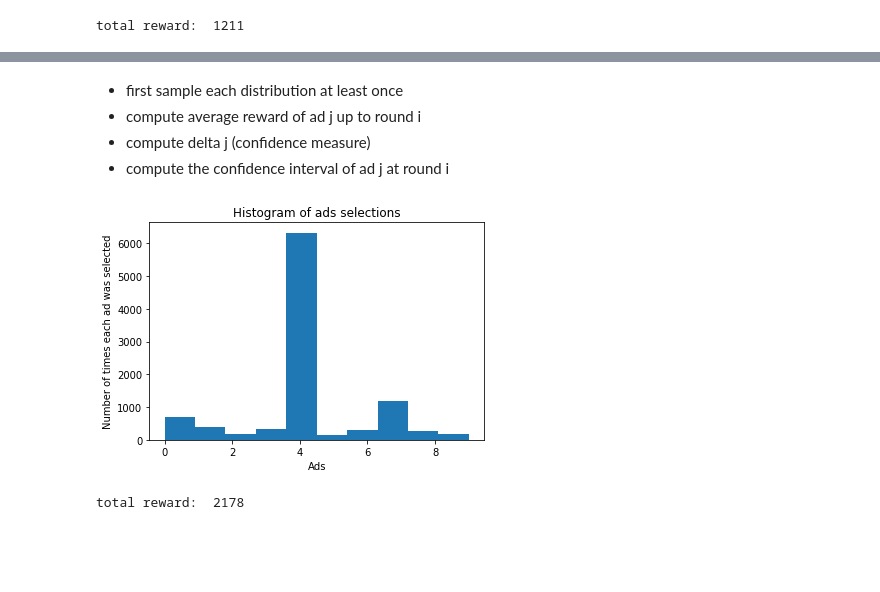
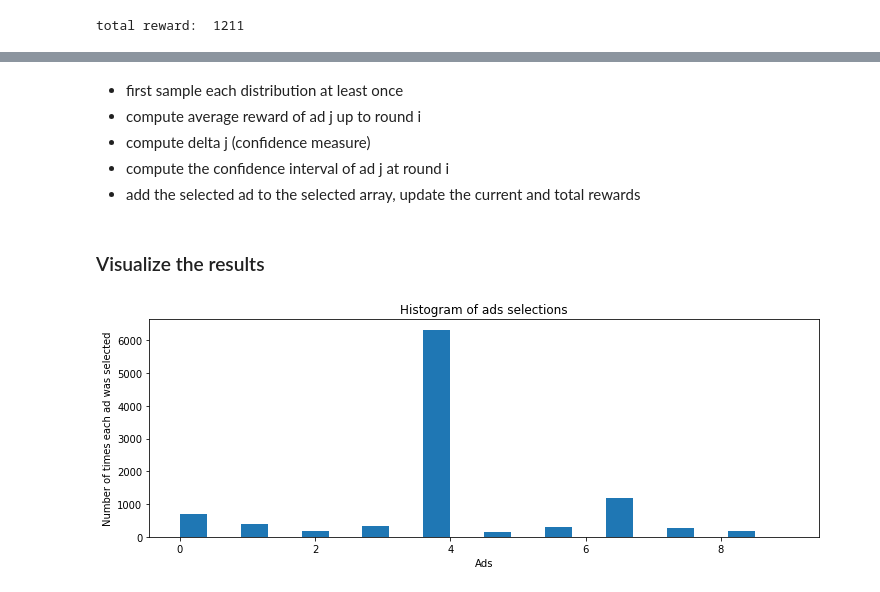
Before and after one commit to darrahts/machinelearning, a Jupyter notebook: reinforcementLearning/reinforcementLearning.ipynb, the cells around one changed output, grey strips where cells are left out. Saved outputs shown, nothing was run; the diff lists cells and outputs as text; code cells hidden in the pictures; blank space fills up the shorter version.

Commit message:
updated graphs for UCB, added notes for thompson sampling

```diff
--- a/reinforcementLearning/reinforcementLearning.ipynb
+++ b/reinforcementLearning/reinforcementLearning.ipynb
@@ -78,6 +79,7 @@ totalReward = 0
 - compute average reward of ad j up to round i
 - compute delta j (confidence measure)
 - compute the confidence interval of ad j at round i
+- add the selected ad to the selected array, update the current and total rewards
 # %%
 for i in range(0, rows):
     maxUCB = 0
@@ -102,10 +102,11 @@ for i in range(0, rows):
+# %% [markdown]
+### Visualize the results
 # %%
-plt.hist(selected)
+plt.figure(figsize=(12,4))
+plt.hist(selected, width=.4)
 plt.title('Histogram of ads selections')
 plt.xlabel('Ads')
 plt.ylabel('Number of times each ad was selected')
 plt.show()
-print("total reward: ", totalReward)
 # %% [output]
-[figure, old version]
+[figure, new version]
-total reward:  2178
```
Also changed, not shown: parts of 5 cells of this notebook.
